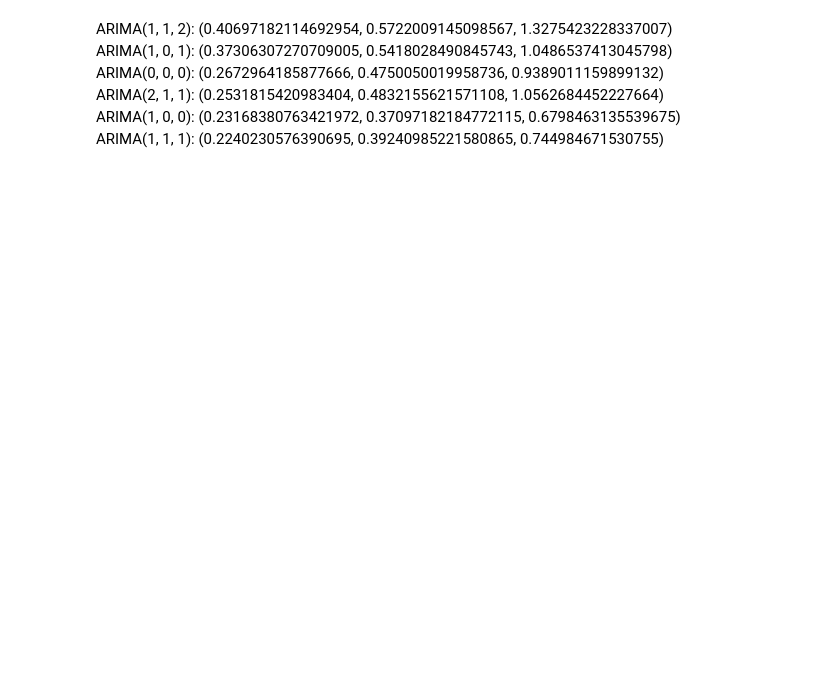
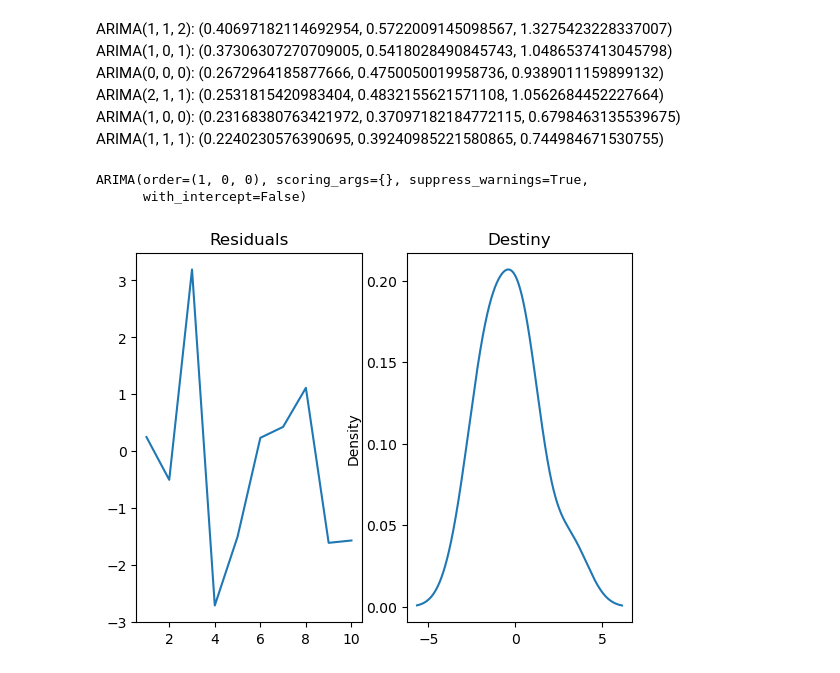
Before and after one commit to TDMinhNhat/Machine_Learning_Model_Example, a Jupyter notebook: model/arima/project_da02_3.ipynb, the cells around one changed output. Cells and saved outputs as stored; diff of their text form; code cells hidden in the pictures; blank space fills up the shorter version.

Commit message:
check residuals

```diff
--- a/model/arima/project_da02_3.ipynb
+++ b/model/arima/project_da02_3.ipynb
@@ -147,3 +147,18 @@ ARIMA(0, 0, 0): (0.2672964185877666, 0.4750050019958736, 0.9389011159899132) <br
 ARIMA(2, 1, 1): (0.2531815420983404, 0.4832155621571108, 1.0562684452227664) <br/>
 ARIMA(1, 0, 0): (0.23168380763421972, 0.37097182184772115, 0.6798463135539675) <br/>
 ARIMA(1, 1, 1): (0.2240230576390695, 0.39240985221580865, 0.744984671530755) <br/>
+# %%
+auto_arima(train["value"], seasonal=False, stepwise=False)
+
+# Auto arima model with seasonal=False and stepwise=False gives the best model as ARIMA(1, 0, 0) and ARIMA(0, 0, 0)
+# %% [output]
+ARIMA(order=(1, 0, 0), scoring_args={}, suppress_warnings=True,
+      with_intercept=False)
+# %%
+residuals = model_fit.resid
+fig, ax = plt.subplots(1, 2)
+residuals.plot(title = "Residuals", ax = ax[0])
+residuals.plot(title = "Destiny", kind = "kde", ax = ax[1])
+plt.show()
+# %% [output]
+[figure, added]
```
Also changed, not shown: parts of 3 cells of this notebook.
